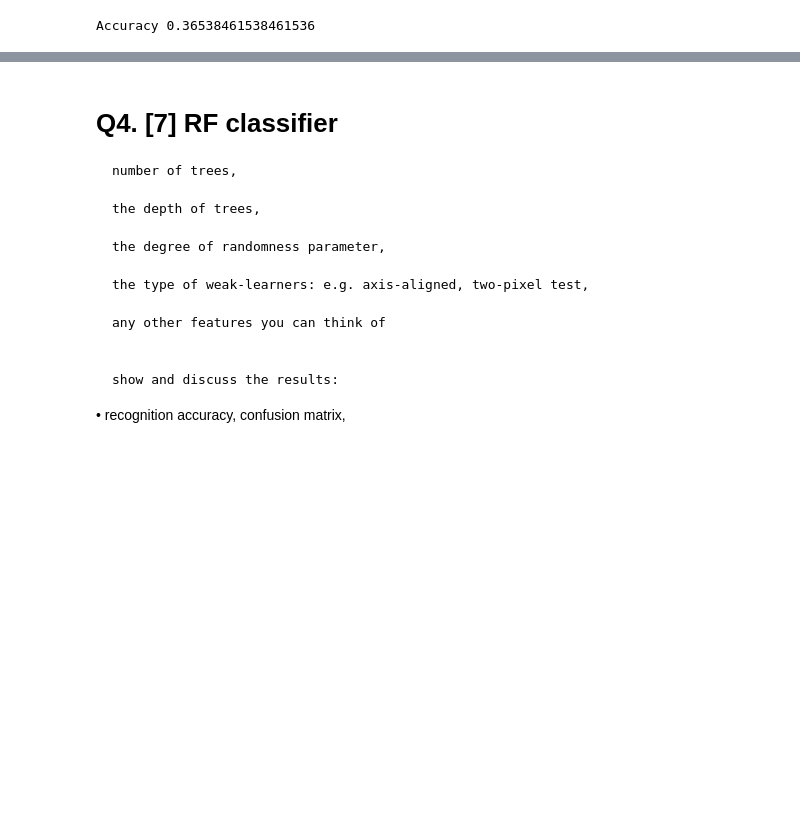
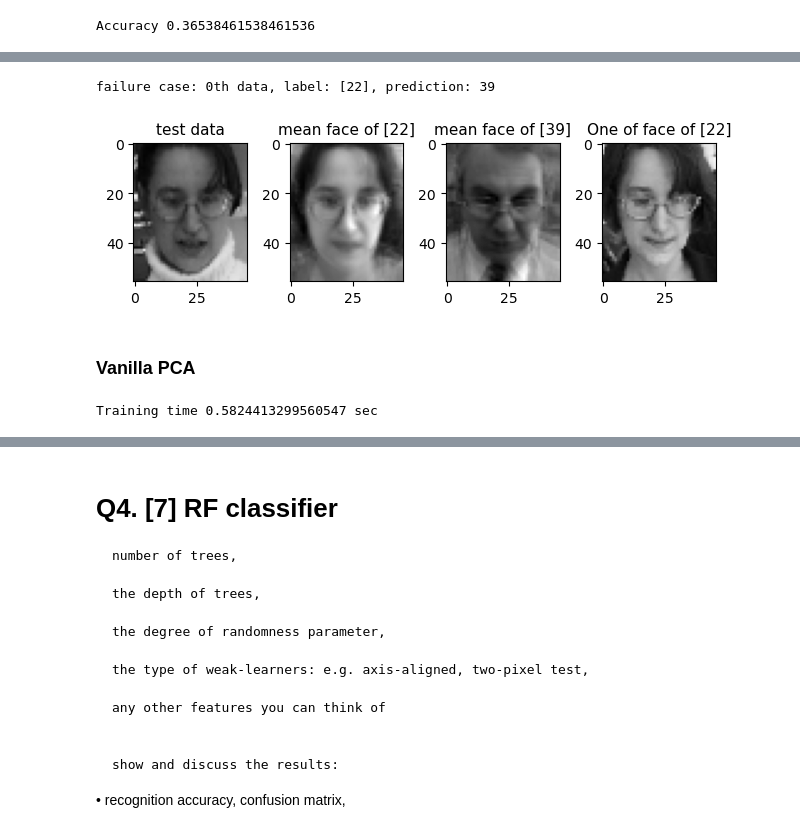
Before and after one commit to DongHyunnn/CS492E-ML4CV-Courseworks, a Jupyter notebook: coursework1/coursework1_part1.ipynb, the cells around one changed output, grey strips where cells are left out. Drawn from its saved outputs; the diff is of its cells as text; code cells hidden in the pictures; blank space fills up the shorter version.

```diff
--- a/coursework1/coursework1_part1.ipynb
+++ b/coursework1/coursework1_part1.ipynb
@@ -526,0 +612,60 @@ Accuracy 0.36538461538461536
+# %%
+# Visualization of example failure cases
+
+for i in range(104):
+  if y_pred[i] != Y_test[i]:
+    failure, fail_test_id = X_test[i], i
+    break
+
+fail_label = Y_test[fail_test_id]
+fail_pred = y_pred[fail_test_id]
+print(f"failure case: {fail_test_id}th data, label: {fail_label}, prediction: {fail_pred}")
+
+filter = (Y_train == fail_label)
+fail_mean_face_1 = np.mean(X_train*filter, axis = 0)
+
+filter = (Y_train == fail_pred)
+fail_mean_face_2 = np.mean(X_train*filter, axis = 0)
+
+for i in range(416):
+  if Y_train[i] == fail_label:
+    fail_face = X_train[i]
+    break
+
+plt.subplot(141)
+plt.imshow(np.reshape(failure,(46,56)).T, cmap = 'gist_gray')
+plt.title(f"test data", fontsize=11)
+plt.subplot(142)
+plt.imshow(np.reshape(fail_mean_face_1,(46,56)).T, cmap = 'gist_gray')
+plt.title(f"mean face of {fail_label}", fontsize=11)
+plt.subplot(143)
+plt.imshow(np.reshape(fail_mean_face_2,(46,56)).T, cmap = 'gist_gray')
+plt.title(f"mean face of [{fail_pred}]", fontsize=11)
+plt.subplot(144)
+plt.imshow(np.reshape(fail_face,(46,56)).T, cmap = 'gist_gray')
+plt.title(f"One of face of {fail_label}", fontsize=11)
+plt.tight_layout()
+# %% [output]
+failure case: 0th data, label: [22], prediction: 39
+[figure, added]
+# %% [markdown]
+### Vanilla PCA
+# %%
+start = time.time()
+
+# PCA
+pca = PCA(n_components=M_pca)
+X_train_pca = pca.fit_transform(X_train)
+X_test_pca = pca.transform(X_test)
+
+## NN classifier
+classifier = KNeighborsClassifier(n_neighbors=1)
+classifier.fit(X_train_pca, Y_train.ravel())
+
+# Prediction
+y_pred = classifier.predict(X_test_pca)
+
+end = time.time()
+print('Training time', end-start, 'sec')
+# %% [output]
+Training time 0.5824413299560547 sec
```
Also changed, not shown: parts of 18 cells of this notebook.
